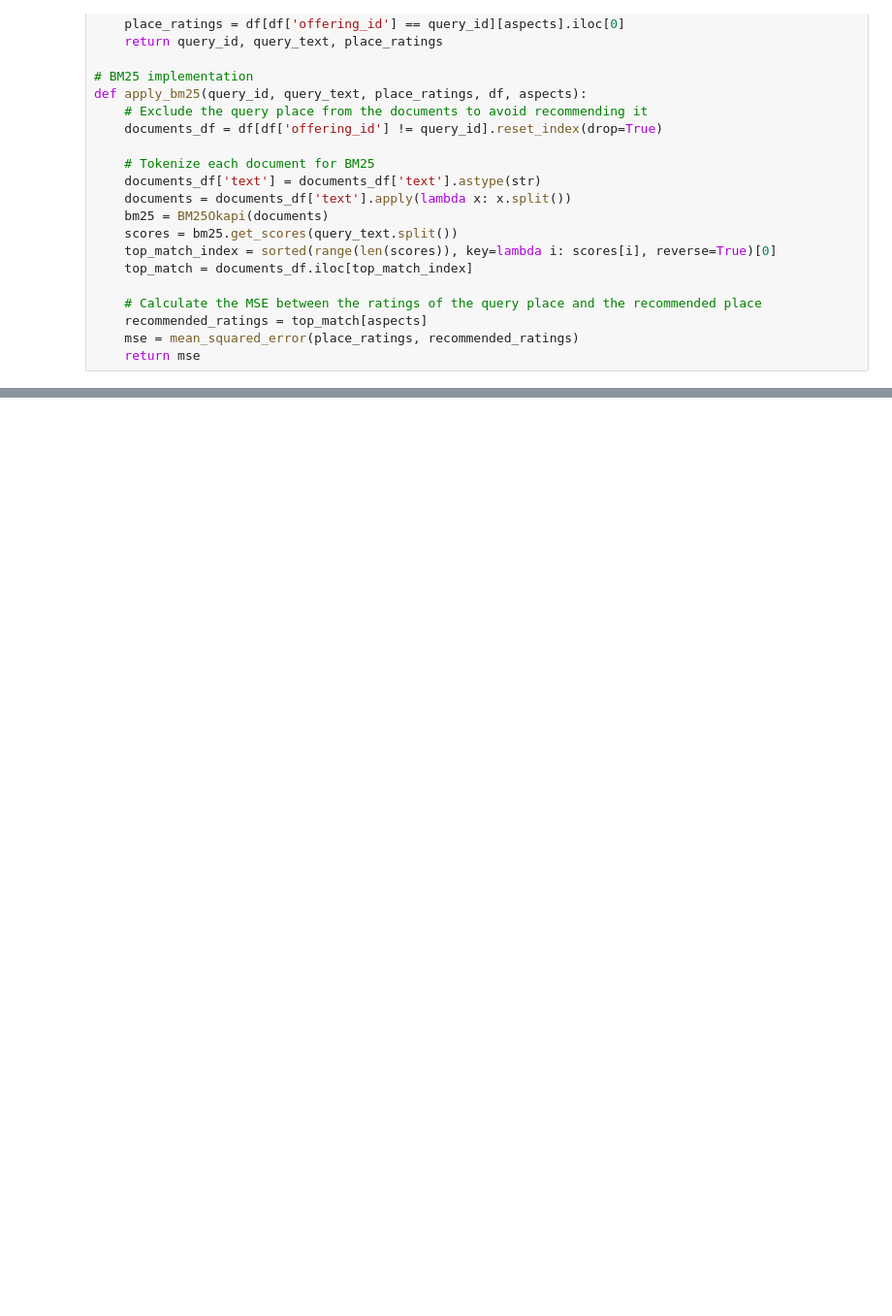
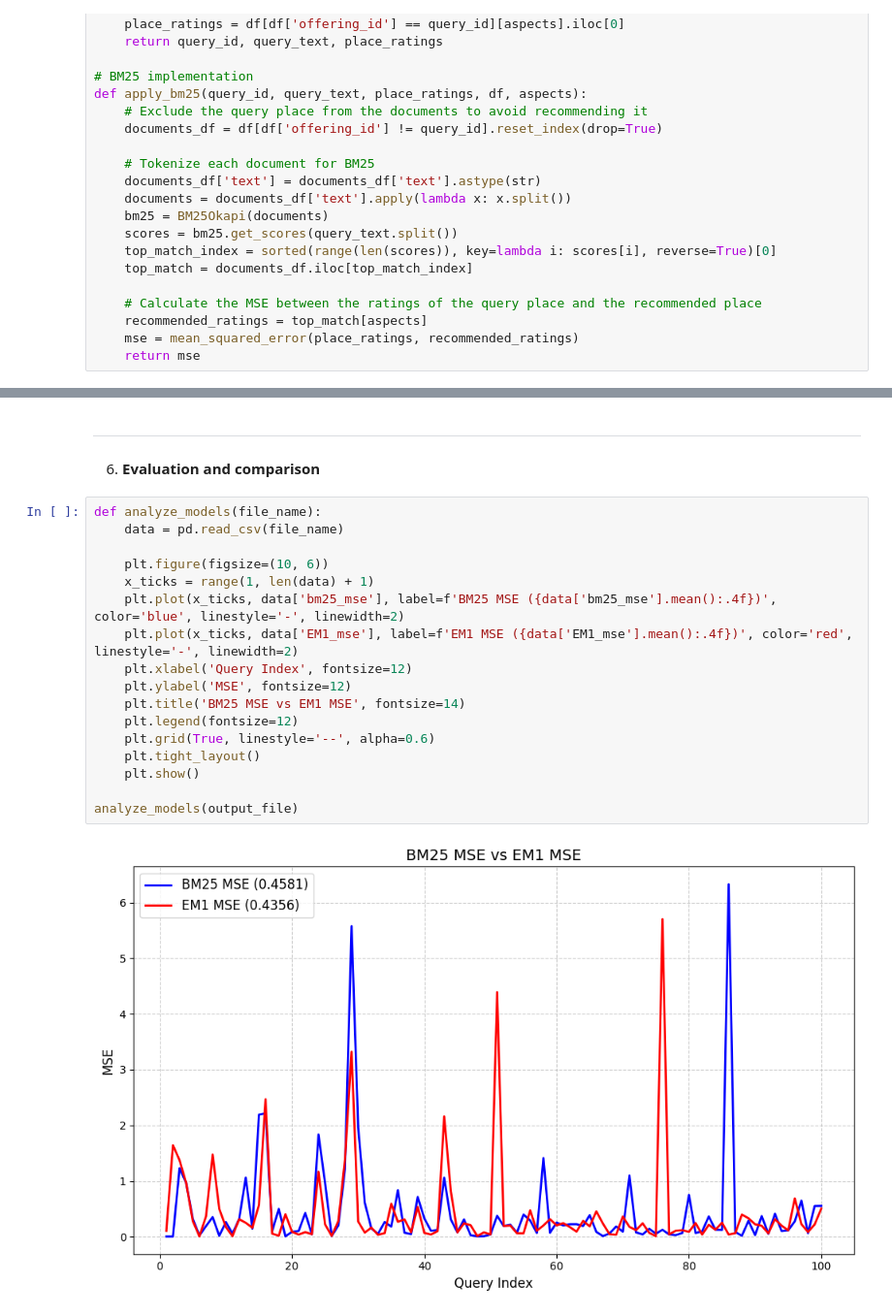
Before and after one commit to Alberto-Martinelli/ML_for_NLP_project, a Jupyter notebook: main.ipynb, the cells around one changed output, grey strips where cells are left out. Shown at 97% size. Saved outputs shown, nothing was run; the diff lists cells and outputs as text; blank space fills up the shorter version.

```diff
--- a/main.ipynb
+++ b/main.ipynb
@@ -171,0 +267,22 @@ print(f"[{datetime.now().strftime('%Y-%m-%d %H:%M:%S')}]    4.1 Calculating aver
+# %% [markdown]
+---
+6. **Evaluation and comparison**
+# %%
+def analyze_models(file_name):
+    data = pd.read_csv(file_name)
+
+    plt.figure(figsize=(10, 6))
+    x_ticks = range(1, len(data) + 1)
+    plt.plot(x_ticks, data['bm25_mse'], label=f'BM25 MSE ({data['bm25_mse'].mean():.4f})', color='blue', linestyle='-', linewidth=2)
+    plt.plot(x_ticks, data['EM1_mse'], label=f'EM1 MSE ({data['EM1_mse'].mean():.4f})', color='red', linestyle='-', linewidth=2)
+    plt.xlabel('Query Index', fontsize=12)
+    plt.ylabel('MSE', fontsize=12)
+    plt.title('BM25 MSE vs EM1 MSE', fontsize=14)
+    plt.legend(fontsize=12)
+    plt.grid(True, linestyle='--', alpha=0.6)
+    plt.tight_layout()
+    plt.show()
+
+analyze_models(output_file)
+# %% [output]
+[figure, added]
```
Also changed, not shown: parts of 12 cells of this notebook.
